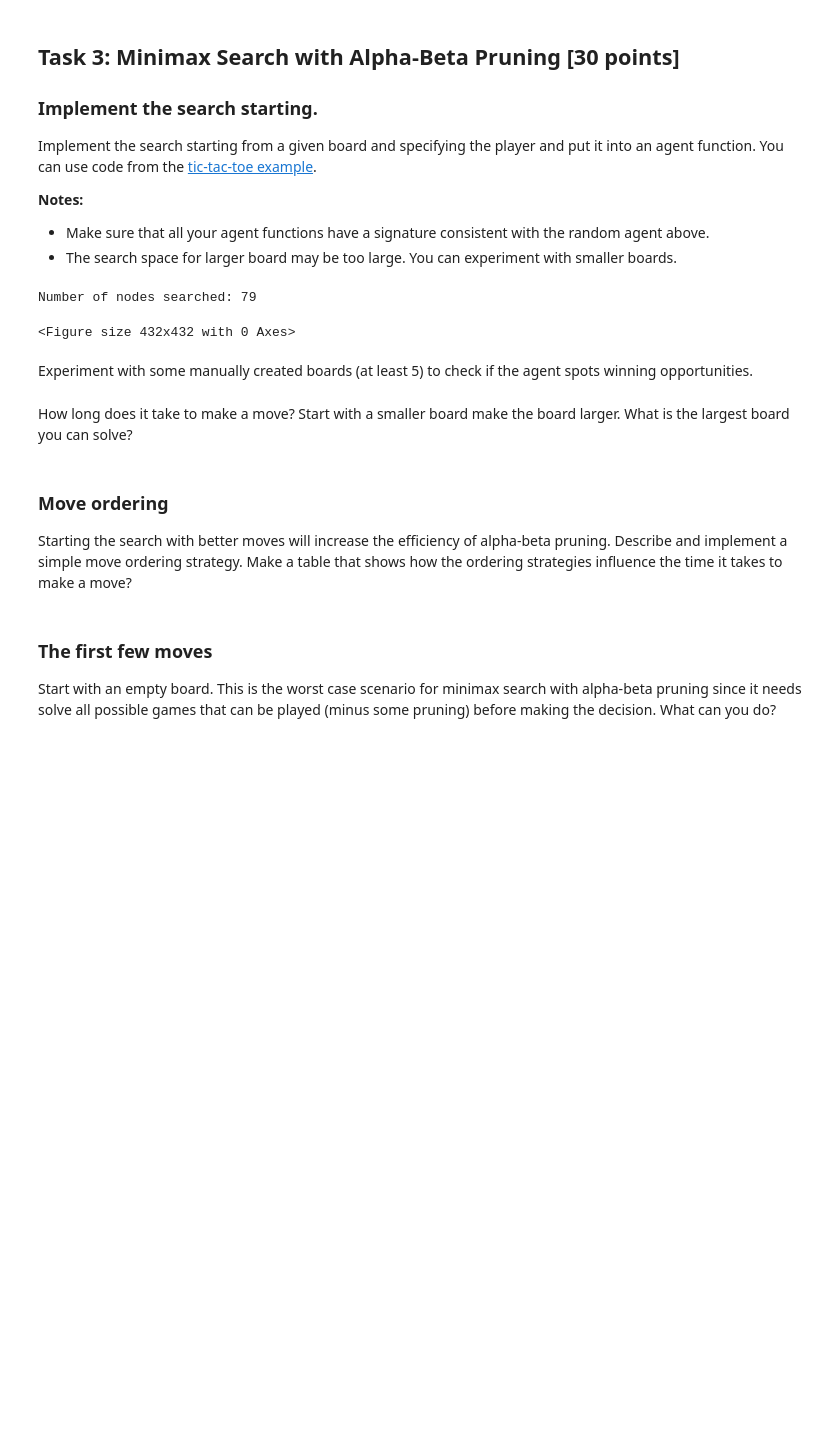
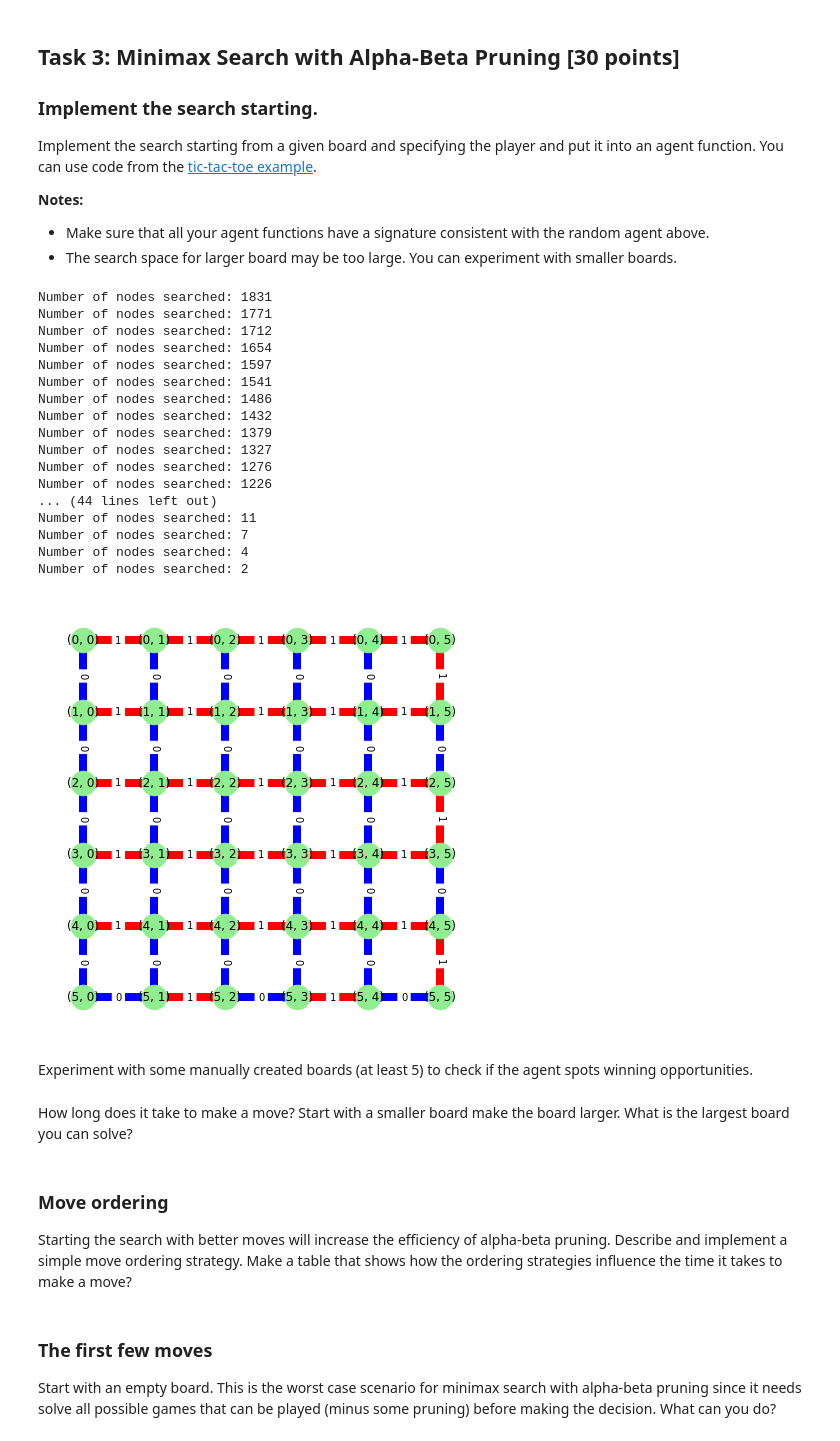
Before and after one commit to WillStrickland13/CS7320-AI, a Jupyter notebook: Games/assignment_dots_and_boxes.ipynb, the cells around one changed output. Saved outputs shown, nothing was run; the diff lists cells and outputs as text; code cells hidden in the pictures; blank space fills up the shorter version.

Commit message:
Minimax no alpha beta pruning working correctly

```diff
--- a/Games/assignment_dots_and_boxes.ipynb
+++ b/Games/assignment_dots_and_boxes.ipynb
@@ -485,24 +485,19 @@ def other(player):
     if player == 0: return 1
     else: return 0
 
-# global variables
-edgeLabels = {}
-board = {
-    'n': 3,  ### hoizontal dots
-    'm': 3   ### vertical dots
-}
-G = nx.grid_2d_graph(board['n'], board['m'])
-createEmptyBoard(G,edgeLabels)
+
 
 DEBUG = 1 # 1 ... count nodes, 2 ... debug each node
 COUNT = 0
 
 def minimax_search(G,board, edgeLabels,player=0):
+    temp = board.copy()
+    tempGraph = G.copy()
     """start the search."""
     global DEBUG, COUNT
     COUNT = 0
 
-    value, move = max_value(G,board, player, edgeLabels)
+    value, move = max_value(tempGraph,temp, player, edgeLabels)
     if DEBUG >= 1: print(f"Number of nodes searched: {COUNT}")
 
     return { "move": move, "value": value}
@@ -519,38 +514,72 @@ def max_value(G,board, player,edgeLabels):
     # check all possible actions in the state, return move with the largest value
     for a in actions(board):
         addEdge(G,board,a[1],a[2],a[0],player,edgeLabels)
-        v2, a2 = min_value(G,board, other(player),edgeLabels)
+        v2, a2 = min_value(G,board, player,edgeLabels)
         if v2 > v:
             v, move = v2, a
 
     if DEBUG >= 2: print("max out: " + str(board) + str([v, move]) )
     return v, move
 
 def min_value(G,board, player,edgeLabels):
     """opponent's best response."""
     global DEBUG, COUNT
     COUNT += 1
 
     # return utility of state if it is a terminal state
     if terminal(board):
         return utility(board),None
     v, move = -math.inf, None
 
     # check all possible actions in the state, return move with the smallest value
     for a in actions(board):
+
         addEdge(G,board,a[1],a[2],a[0],player,edgeLabels)
         v2, a2 = max_value(G,board, other(player),edgeLabels)
 
         if v2 < v:
             v, move = v2, a
     if DEBUG >= 2: print("min out: " + str(board) + str([v, move]) )
     return v, move
 
-while not terminal(board):
-    minimax_search(G,board,edgeLabels)
+
+def playMinimax(G,board,edgeLabels):
+    player = 0
+    while not terminal(board):
+        move = (minimax_search(G,board,edgeLabels))
+        addEdge(G,board,move["move"][1],move["move"][2],move["move"][0],player,edgeLabels)
+        player= other(player)
+# global variables
+edgeLabels = {}
+board = {
+    'n': 6,  ### hoizontal dots
+    'm': 6   ### vertical dots
+}
+G = nx.grid_2d_graph(board['n'], board['m'])
+createEmptyBoard(G,edgeLabels)
+addEdge(G,board,0,0,0,0,edgeLabels)
+
+playMinimax(G,board,edgeLabels)
+drawBoard(G,edgeLabels)
 # %% [output]
-Number of nodes searched: 79
+Number of nodes searched: 1831
+Number of nodes searched: 1771
+Number of nodes searched: 1712
+Number of nodes searched: 1654
+Number of nodes searched: 1597
+Number of nodes searched: 1541
+Number of nodes searched: 1486
+Number of nodes searched: 1432
+Number of nodes searched: 1379
+Number of nodes searched: 1327
+Number of nodes searched: 1276
+Number of nodes searched: 1226
+... (44 lines left out)
+Number of nodes searched: 11
+Number of nodes searched: 7
+Number of nodes searched: 4
+Number of nodes searched: 2
-<Figure size 432x432 with 0 Axes>
+[figure, added]
 # %% [markdown]
 Experiment with some manually created boards (at least 5) to check if the agent spots winning opportunities.
 # %%
```
Also changed, not shown: parts of 1 cell of this notebook.
